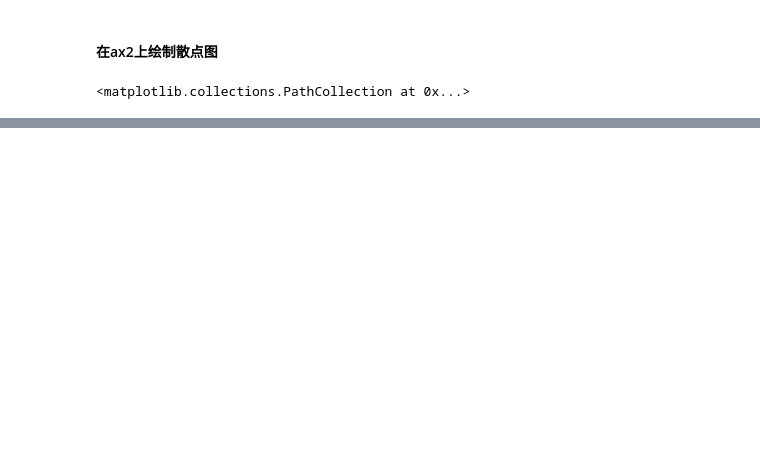
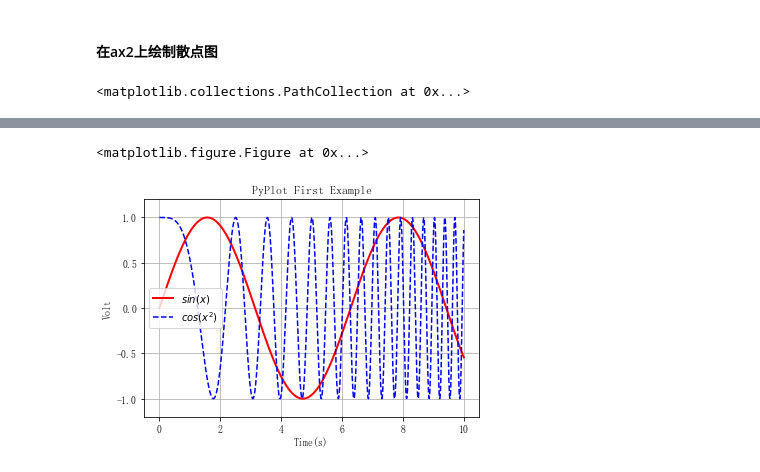
Before and after one commit to FrankProL/aPython, a Jupyter notebook: matplotlib.ipynb, the cells around one changed output, grey strips where cells are left out. Cells and saved outputs as stored; diff of their text form; code cells hidden in the pictures; blank space fills up the shorter version.

```diff
--- a/matplotlib.ipynb
+++ b/matplotlib.ipynb
@@ -65,0 +86,6 @@ plt.show()
+# %%
+x=np.linspace(0,10,1000)
+# %%
+y=np.sin(x)
+# %%
+z=np.cos(x**2)
@@ -65,0 +99,16 @@ plt.show()
+# %%
+plt.figure(figsize=(8,4))
+# %% [output]
+<matplotlib.figure.Figure at 0x...>
+# %%
+plt.plot(x,y,label='$sin(x)$',color='red',linewidth=2)
+plt.plot(x,z,"b--",label="$cos(x^2)$")
+plt.xlabel("Time(s)")               # 设置x轴标题
+plt.ylabel("Volt")                  # 设置y轴标题
+plt.title("PyPlot First Example")   # 设置图标标题
+plt.ylim(-1.2,1.2)                  # 设置y轴范围
+plt.legend()                        # 显示图示说明
+plt.grid(True)                      # 显示虚线框
+plt.show()                          # 展示图表
+# %% [output]
+[figure, added]
```
Also changed, not shown: parts of 40 cells of this notebook, 3 other files.
